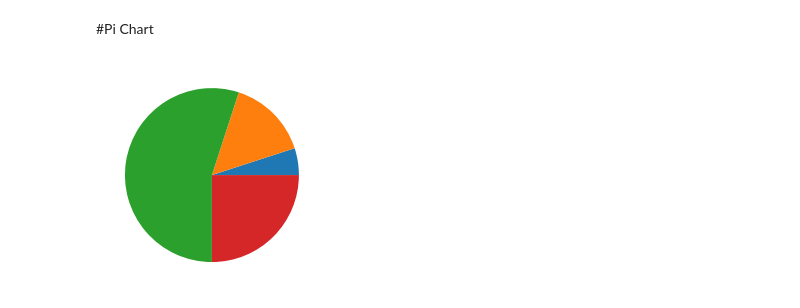
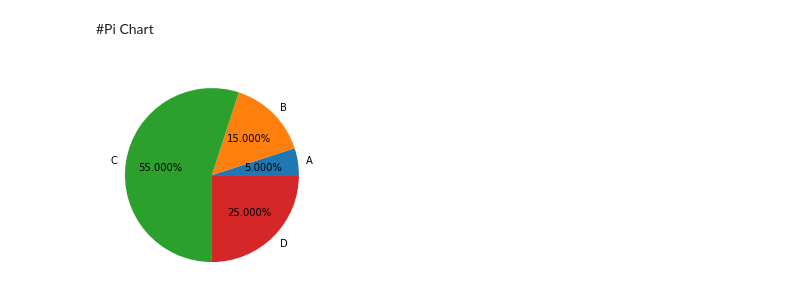
Before and after one commit to dasuntheekshanagit/COMLab, a Jupyter notebook: COMMATPLOT.ipynb, the cells around one changed output. Drawn from its saved outputs; the diff is of its cells as text; code cells hidden in the pictures.

```diff
--- a/COMMATPLOT.ipynb
+++ b/COMMATPLOT.ipynb
@@ -114,7 +114,8 @@ plt.show()
 #Pi Chart
 # %%
 x =[5,15,55,25] # if not 100 will adjust values
-plt.pie(x)
+lbl = ["A","B","C","D"]
+plt.pie(x,labels=lbl,autopct='%1.3f%%')
 plt.show()
 # %% [output]
-[figure, old version]
+[figure, new version]
```
Also changed, not shown: parts of 3 cells of this notebook.
